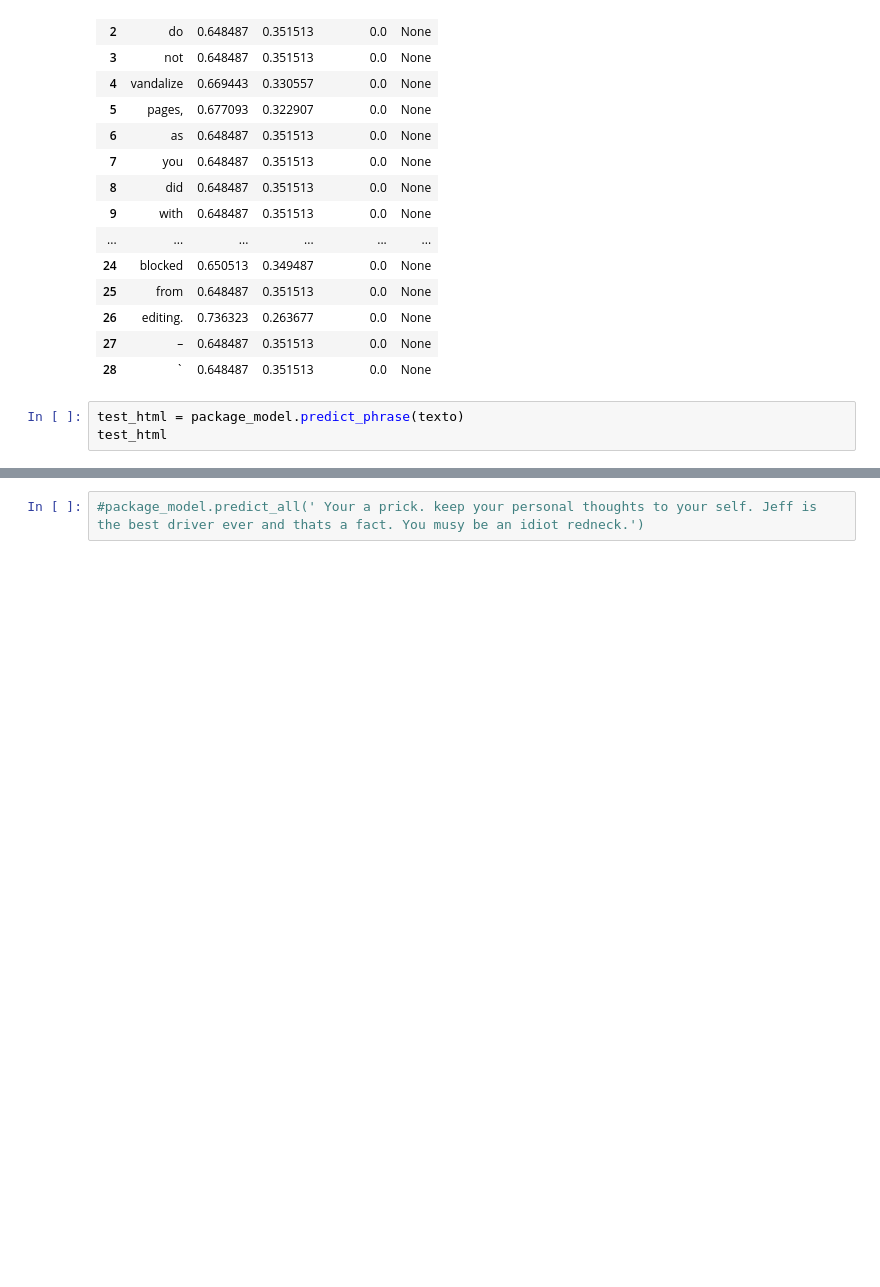
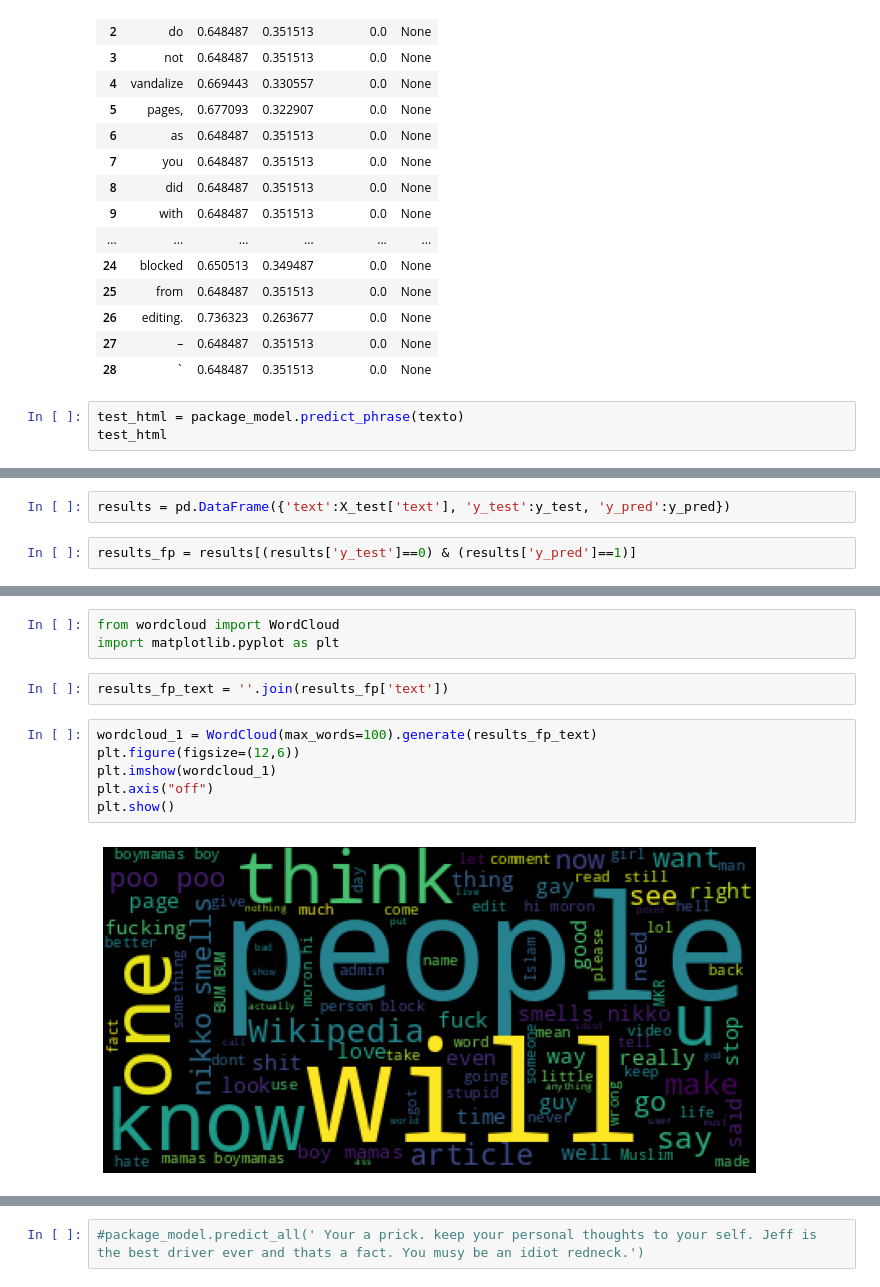
Before and after one commit to juanpedrobesenyi/cyberbullying, a Jupyter notebook: notebooks/pjcopado/05_package_training.ipynb, the cells around one changed output, grey strips where cells are left out. Drawn from its saved outputs; the diff is of its cells as text; blank space fills up the shorter version.

```diff
--- a/notebooks/pjcopado/05_package_training.ipynb
+++ b/notebooks/pjcopado/05_package_training.ipynb
@@ -239,0 +242,4 @@ test_html
+# %%
+results = pd.DataFrame({'text':X_test['text'], 'y_test':y_test, 'y_pred':y_pred})
+# %%
+results_fp = results[(results['y_test']==0) & (results['y_pred']==1)]
@@ -239,0 +260,13 @@ test_html
+# %%
+from wordcloud import WordCloud
+import matplotlib.pyplot as plt
+# %%
+results_fp_text = ''.join(results_fp['text'])
+# %%
+wordcloud_1 = WordCloud(max_words=100).generate(results_fp_text)
+plt.figure(figsize=(12,6))
+plt.imshow(wordcloud_1)
+plt.axis("off")
+plt.show()
+# %% [output]
+[figure, added]
```
Also changed, not shown: parts of 78 cells of this notebook, 4 other files.
